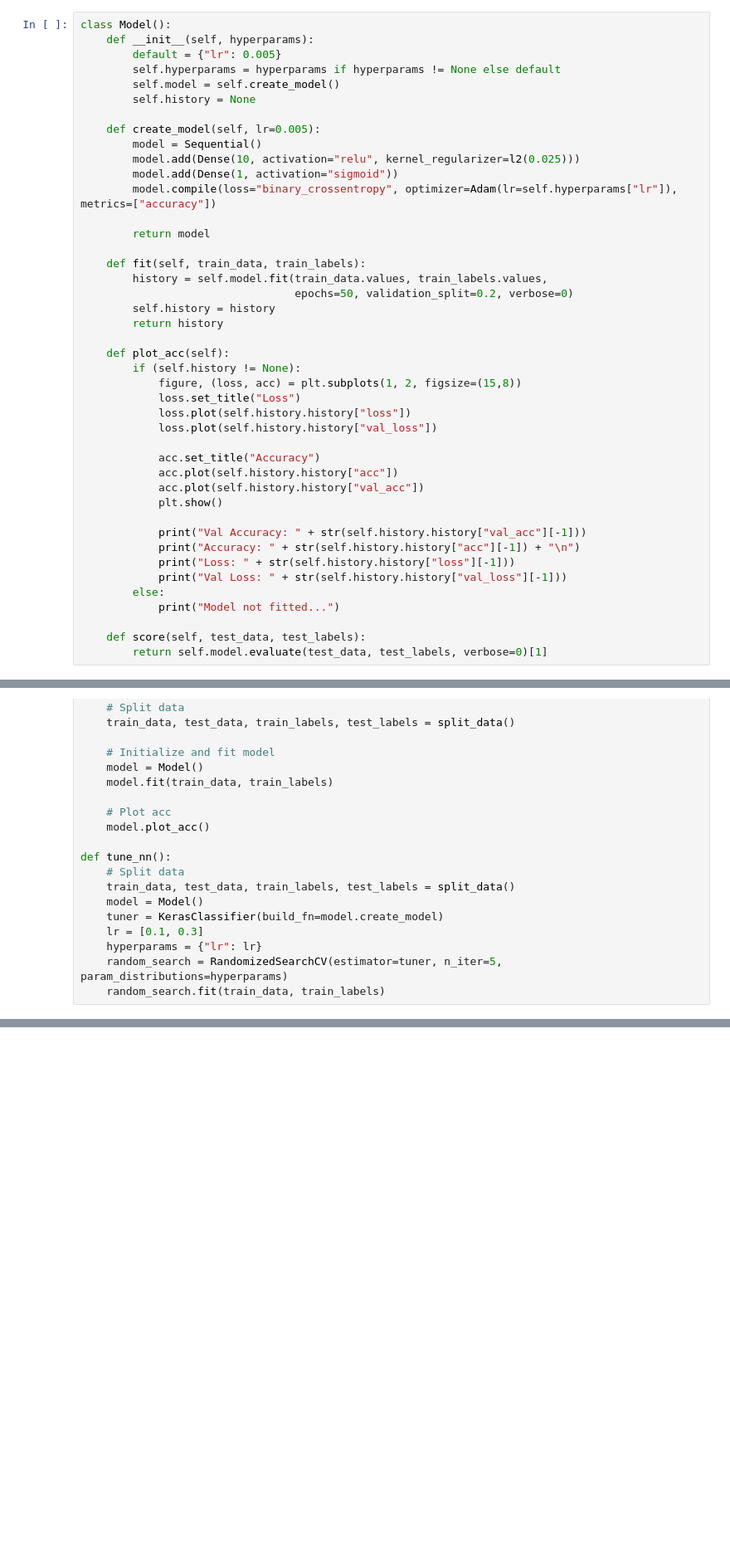
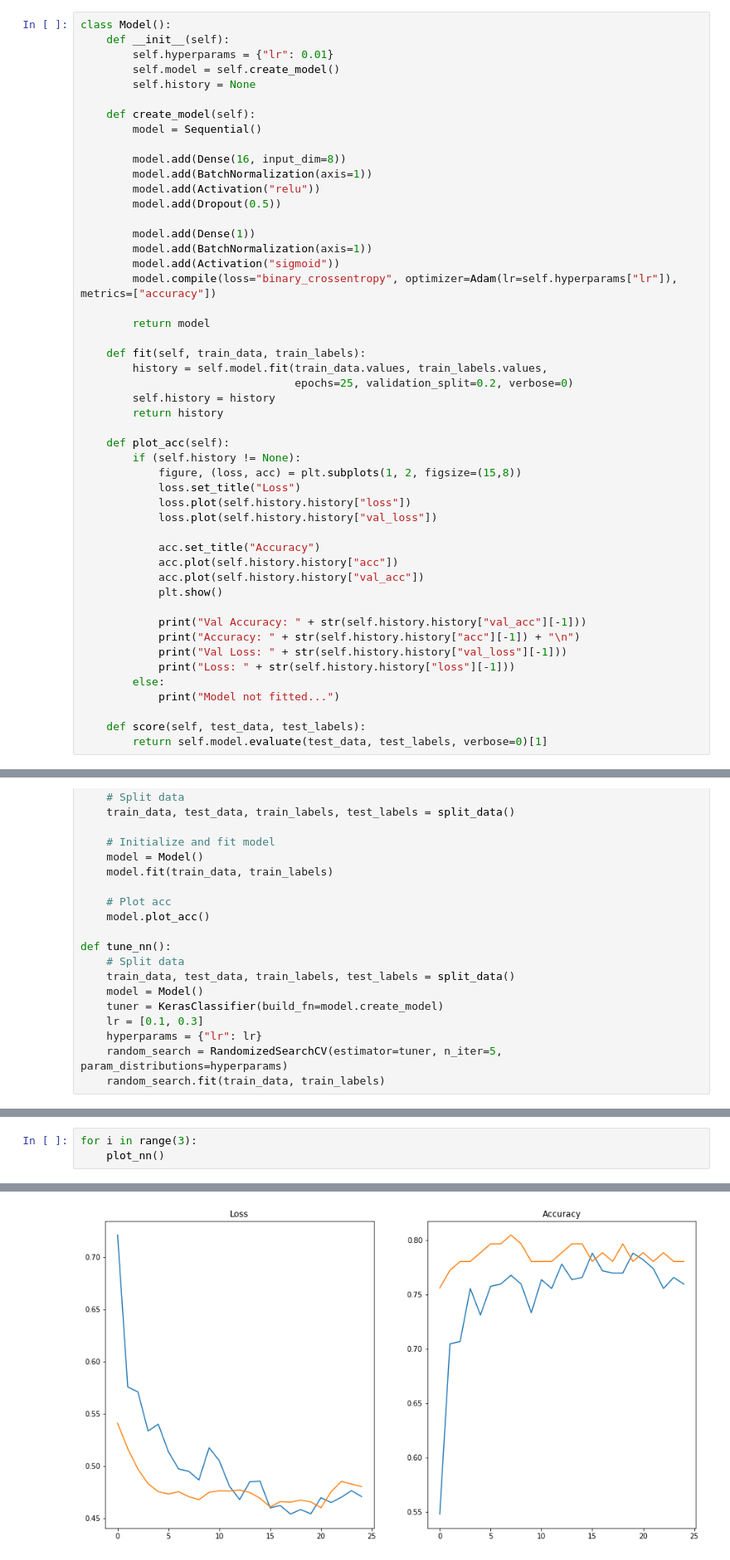
Before and after one commit to tobyzl2/Pima-Indians-Diabetes-Classification, a Jupyter notebook: pima_diabetes_classification.ipynb, the cells around one changed output, grey strips where cells are left out. Shown: that part at 83% size. Drawn from its saved outputs; the diff is of its cells as text; blank space fills up the shorter version.

Commit message:
Added batch normalization

```diff
--- a/pima_diabetes_classification.ipynb
+++ b/pima_diabetes_classification.ipynb
@@ -216,22 +221,28 @@ from scipy.stats import uniform
 # %%
 class Model():
-    def __init__(self, hyperparams):
-        default = {"lr": 0.005}
-        self.hyperparams = hyperparams if hyperparams != None else default
+    def __init__(self):
+        self.hyperparams = {"lr": 0.01}
         self.model = self.create_model()
         self.history = None
 
-    def create_model(self, lr=0.005):
+    def create_model(self):
         model = Sequential()
-        model.add(Dense(10, activation="relu", kernel_regularizer=l2(0.025)))
-        model.add(Dense(1, activation="sigmoid"))
+
+        model.add(Dense(16, input_dim=8))
+        model.add(BatchNormalization(axis=1))
+        model.add(Activation("relu"))
+        model.add(Dropout(0.5))
+
+        model.add(Dense(1))
+        model.add(BatchNormalization(axis=1))
+        model.add(Activation("sigmoid"))
         model.compile(loss="binary_crossentropy", optimizer=Adam(lr=self.hyperparams["lr"]), metrics=["accuracy"])
 
         return model
 
     def fit(self, train_data, train_labels):
         history = self.model.fit(train_data.values, train_labels.values,
-                                 epochs=50, validation_split=0.2, verbose=0)
+                                 epochs=25, validation_split=0.2, verbose=0)
         self.history = history
         return history
 
@@ -249,8 +260,8 @@ class Model():
 
             print("Val Accuracy: " + str(self.history.history["val_acc"][-1]))
             print("Accuracy: " + str(self.history.history["acc"][-1]) + "\n")
+            print("Val Loss: " + str(self.history.history["val_loss"][-1]))
             print("Loss: " + str(self.history.history["loss"][-1]))
-            print("Val Loss: " + str(self.history.history["val_loss"][-1]))
         else:
             print("Model not fitted...")
 
@@ -294,0 +302,4 @@ ValueError: lr is not a legal parameter
+# %%
+for i in range(3):
+    plot_nn()
+# %% [output]
@@ -294,0 +315 @@ ValueError: lr is not a legal parameter
+[figure, added]
```
Also changed, not shown: parts of 6 cells of this notebook.
